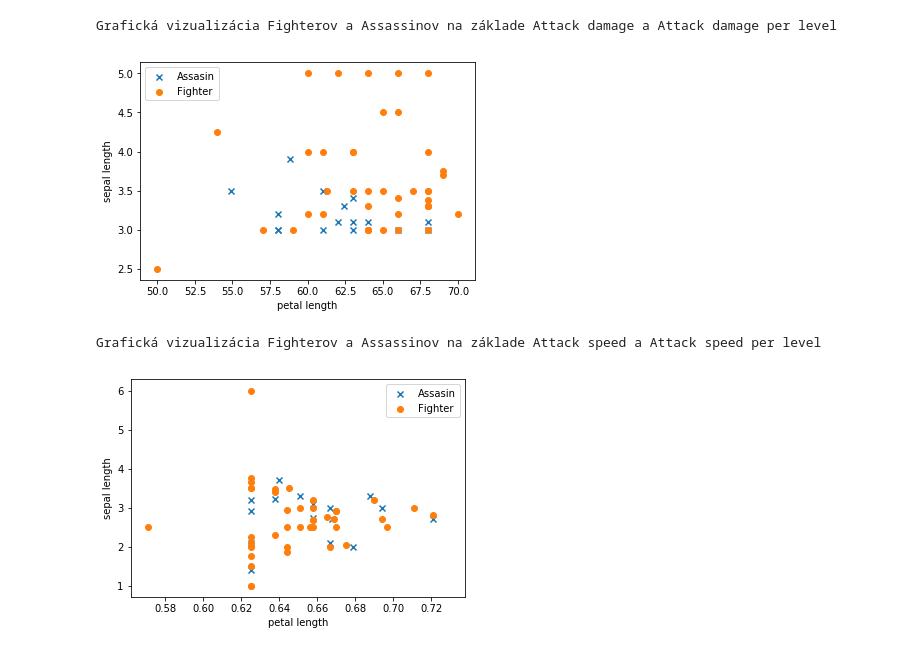
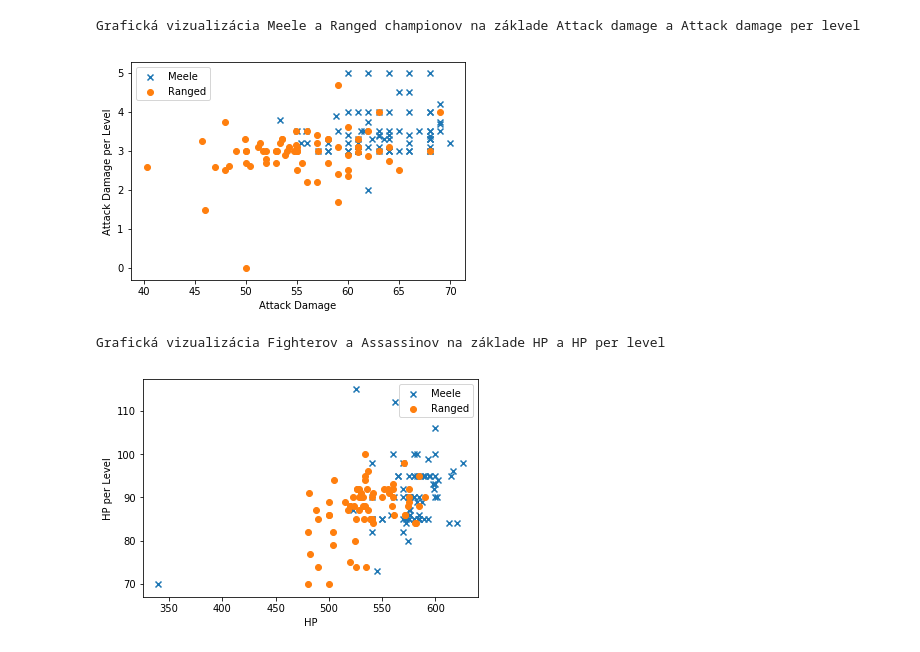
Before and after one commit to Teodor224/Krajcir_NS2020, a Jupyter notebook: Projekt.ipynb, the cells around one changed output. Cells and saved outputs as stored; diff of their text form; code cells hidden in the pictures.

```diff
--- a/Projekt.ipynb
+++ b/Projekt.ipynb
@@ -60,12 +60,12 @@ class AdalineGD(object):
         return np.where(self.linearna_aktivacia(X)>=0.0,1,-1)
 # %%
 CHAMP=pan.read_csv('riot_champion.csv',index_col=None)
-CHAMP['tag1'], CHAMP['tag2'] = CHAMP['tags'].str.split(',',1).str
-CHAMP = CHAMP[['name','key','tag1','info.attack', 'stats.attackdamage','stats.attackdamageperlevel', 'stats.attackspeed','stats.attackspeedperlevel','info.defense','stats.armor','stats.armorperlevel','stats.hp','stats.hpperlevel','info.difficulty']]
-CHAMP=CHAMP[CHAMP.tag1.str.contains("Fighter") | CHAMP.tag1.str.contains("Assassin")]
 CHAMP.tag1=CHAMP.tag1.str.replace("'","")
 CHAMP.tag1=CHAMP.tag1.str.replace("[","")
 CHAMP.tag1=CHAMP.tag1.str.replace("]","")
-CHAMP=CHAMP.sort_values(by=['tag1'])
+CHAMP.tag2=CHAMP.tag2.str.replace("'","")
+CHAMP.tag2=CHAMP.tag2.str.replace("[","")
+CHAMP.tag2=CHAMP.tag2.str.replace("]","")
+CHAMP=CHAMP.sort_values(by=['rangecategory'])
 CHAMP
 # %% [output]
@@ -89,4 +90,4 @@ CHAMP
 # %%
-X=CHAMP.iloc[0:CHAMP.key.count(),[3,4,5,6,7,8,9,10,11,12,13]].values
+X=CHAMP.iloc[0:CHAMP.key.count(),7:30].values
 X
 # %% [output]
@@ -121,28 +150,26 @@ array([ 1,  1,  1,  1,  1,  1,  1,  1,  1,  1,  1,  1,  1,  1,  1,  1, -1,
 # %%
-Pocet_prvej_Skupiny=CHAMP.tag1.str.count("Assassin").sum()
+Pocet_prvej_Skupiny=CHAMP.rangecategory.str.count("Melee").sum()+5
 
-plt.scatter(X[0:Pocet_prvej_Skupiny,1],X[0:Pocet_prvej_Skupiny,2],marker='x',label='Assasin')
-plt.scatter(X[Pocet_prvej_Skupiny:CHAMP.key.count(),1],X[Pocet_prvej_Skupiny:CHAMP.key.count(),2],marker='o',label='Fighter')
+plt.scatter(X[5:Pocet_prvej_Skupiny,17],X[5:Pocet_prvej_Skupiny,18],marker='x',label='Meele')
+plt.scatter(X[Pocet_prvej_Skupiny:CHAMP.key.count(),17],X[Pocet_prvej_Skupiny:CHAMP.key.count(),18],marker='o',label='Ranged')
 
-plt.xlabel('petal length') #Pomenovanie X-ovej súradnicovej sústavy
-plt.ylabel('sepal length') #Pomenovanie Y-ovej súradnicovej sústavy
+plt.xlabel('Attack Damage') #Pomenovanie X-ovej súradnicovej sústavy
+plt.ylabel('Attack Damage per Level') #Pomenovanie Y-ovej súradnicovej sústavy
 plt.legend()
 
-print("Grafická vizualizácia Fighterov a Assassinov na základe Attack damage a Attack damage per level");
+print("Grafická vizualizácia Meele a Ranged championov na základe Attack damage a Attack damage per level");
 # %% [output]
-Grafická vizualizácia Fighterov a Assassinov na základe Attack damage a Attack damage per level
+Grafická vizualizácia Meele a Ranged championov na základe Attack damage a Attack damage per level
-[figure, old version]
+[figure, new version]
 # %%
-Pocet_prvej_Skupiny=CHAMP.tag1.str.count("Assassin").sum()
+plt.scatter(X[5:Pocet_prvej_Skupiny,6],X[5:Pocet_prvej_Skupiny,7],marker='x',label='Meele')
+plt.scatter(X[Pocet_prvej_Skupiny:CHAMP.key.count(),6],X[Pocet_prvej_Skupiny:CHAMP.key.count(),7],marker='o',label='Ranged')
 
-plt.scatter(X[0:Pocet_prvej_Skupiny,3],X[0:Pocet_prvej_Skupiny,4],marker='x',label='Assasin')
-plt.scatter(X[Pocet_prvej_Skupiny:CHAMP.key.count(),3],X[Pocet_prvej_Skupiny:CHAMP.key.count(),4],marker='o',label='Fighter')
-
-plt.xlabel('petal length') #Pomenovanie X-ovej súradnicovej sústavy
-plt.ylabel('sepal length') #Pomenovanie Y-ovej súradnicovej sústavy
+plt.xlabel('HP') #Pomenovanie X-ovej súradnicovej sústavy
+plt.ylabel('HP per Level') #Pomenovanie Y-ovej súradnicovej sústavy
 plt.legend()
 
-print("Grafická vizualizácia Fighterov a Assassinov na základe Attack speed a Attack speed per level");
+print("Grafická vizualizácia Fighterov a Assassinov na základe HP a HP per level");
 # %% [output]
-Grafická vizualizácia Fighterov a Assassinov na základe Attack speed a Attack speed per level
+Grafická vizualizácia Fighterov a Assassinov na základe HP a HP per level
-[figure, old version]
+[figure, new version]
```
Also changed, not shown: parts of 18 cells of this notebook, 1 other file.
